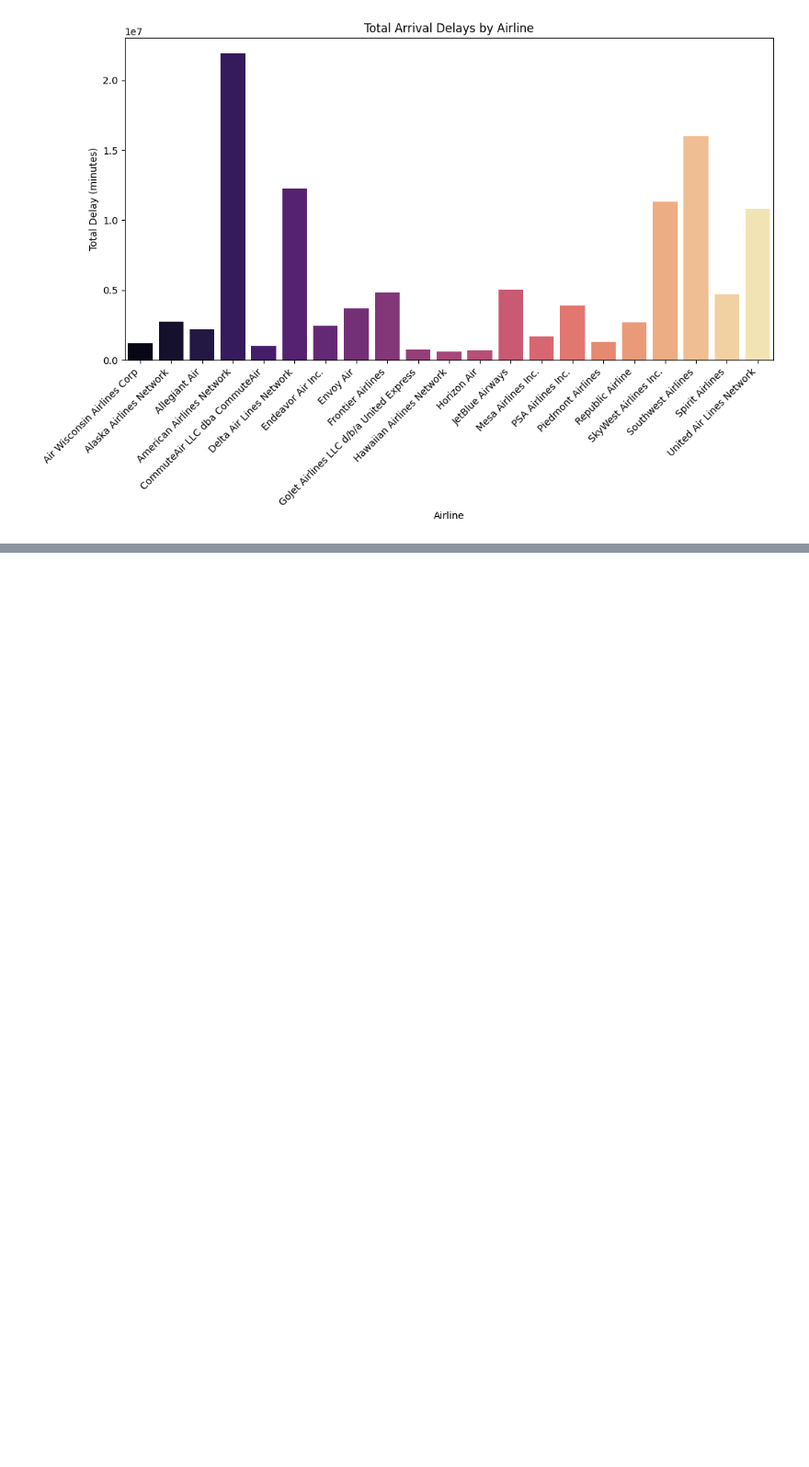
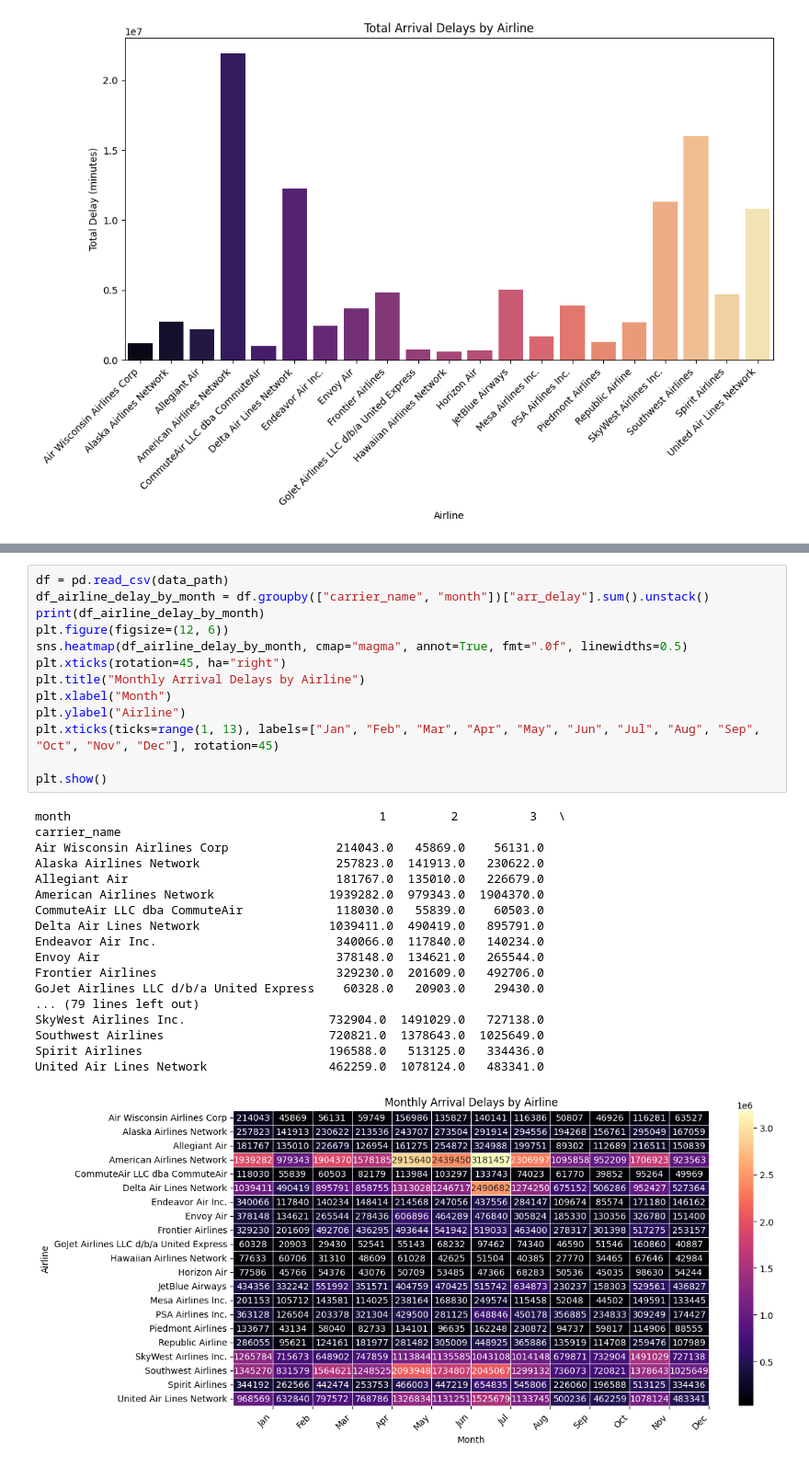
Before and after one commit to juebenjamin/flight-delay-analysis, a Jupyter notebook: notebooks/flight_delays.ipynb, the cells around one changed output, grey strips where cells are left out. Shown: that part at 92% size. Drawn from its saved outputs; the diff is of its cells as text; blank space fills up the shorter version.

```diff
--- a/notebooks/flight_delays.ipynb
+++ b/notebooks/flight_delays.ipynb
@@ -64,0 +91,32 @@ plt.show()
+# %%
+df = pd.read_csv(data_path)
+df_airline_delay_by_month = df.groupby(["carrier_name", "month"])["arr_delay"].sum().unstack()
+print(df_airline_delay_by_month)
+plt.figure(figsize=(12, 6))
+sns.heatmap(df_airline_delay_by_month, cmap="magma", annot=True, fmt=".0f", linewidths=0.5)
+plt.xticks(rotation=45, ha="right")
+plt.title("Monthly Arrival Delays by Airline")
+plt.xlabel("Month")
+plt.ylabel("Airline")
+plt.xticks(ticks=range(1, 13), labels=["Jan", "Feb", "Mar", "Apr", "May", "Jun", "Jul", "Aug", "Sep", "Oct", "Nov", "Dec"], rotation=45)
+
+plt.show()
+# %% [output]
+month                                           1         2          3   \
+carrier_name
+Air Wisconsin Airlines Corp               214043.0   45869.0    56131.0
+Alaska Airlines Network                   257823.0  141913.0   230622.0
+Allegiant Air                             181767.0  135010.0   226679.0
+American Airlines Network                1939282.0  979343.0  1904370.0
+CommuteAir LLC dba CommuteAir             118030.0   55839.0    60503.0
+Delta Air Lines Network                  1039411.0  490419.0   895791.0
+Endeavor Air Inc.                         340066.0  117840.0   140234.0
+Envoy Air                                 378148.0  134621.0   265544.0
+Frontier Airlines                         329230.0  201609.0   492706.0
+GoJet Airlines LLC d/b/a United Express    60328.0   20903.0    29430.0
+... (79 lines left out)
+SkyWest Airlines Inc.                    732904.0  1491029.0   727138.0
+Southwest Airlines                       720821.0  1378643.0  1025649.0
+Spirit Airlines                          196588.0   513125.0   334436.0
+United Air Lines Network                 462259.0  1078124.0   483341.0
+[figure, added]
```
Also changed, not shown: parts of 3 cells of this notebook.
